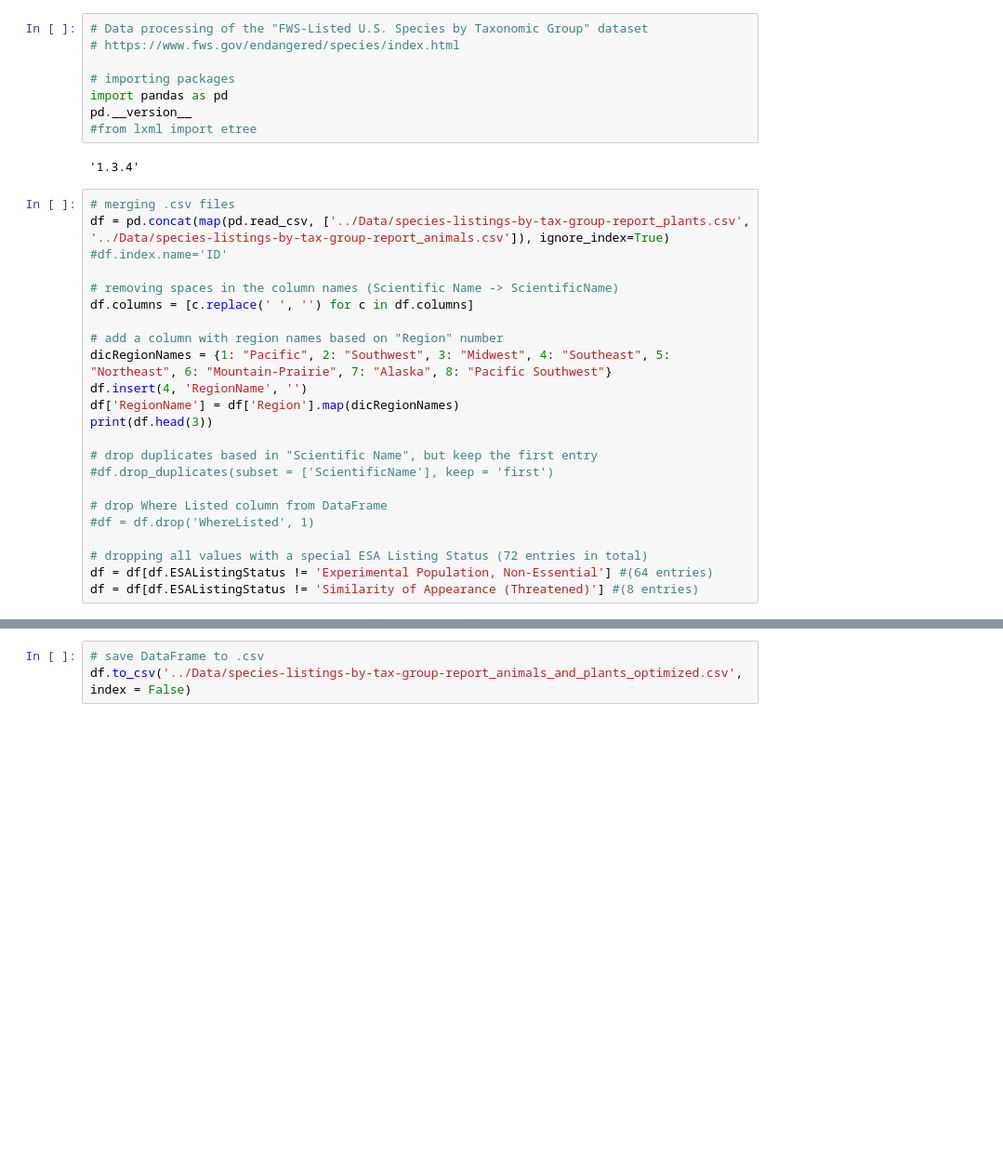
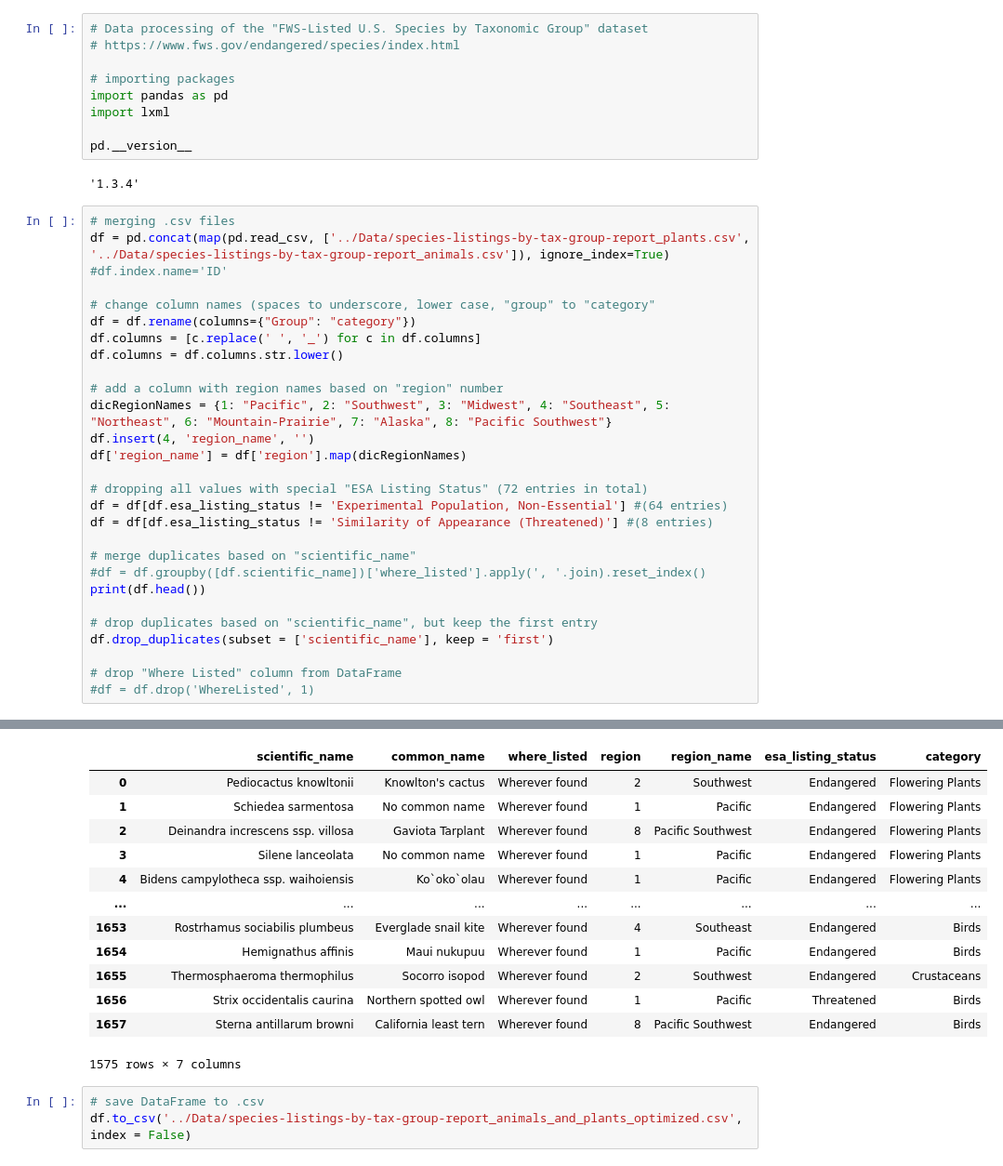
Before and after one commit to till22G/Web_Data_Integration_Project, a Jupyter notebook: notebooks/EndangeredSpecies_Processing.ipynb, the cells around one changed output, grey strips where cells are left out. Shown at 93% size. Cells and saved outputs as stored; diff of their text form; blank space fills up the shorter version.

Commit message:
Worked on processing of EndangeredSpecies dataset
Worked on processing of EndangeredSpecies dataset

```diff
--- a/notebooks/EndangeredSpecies_Processing.ipynb
+++ b/notebooks/EndangeredSpecies_Processing.ipynb
@@ -4,8 +4,9 @@
 
 # importing packages
 import pandas as pd
+import lxml
+
 pd.__version__
-#from lxml import etree
 # %% [output]
 '1.3.4'
 # %%
@@ -13,22 +14,27 @@ pd.__version__
 df = pd.concat(map(pd.read_csv, ['../Data/species-listings-by-tax-group-report_plants.csv', '../Data/species-listings-by-tax-group-report_animals.csv']), ignore_index=True)
 #df.index.name='ID'
 
-# removing spaces in the column names (Scientific Name -> ScientificName)
-df.columns = [c.replace(' ', '') for c in df.columns]
+# change column names (spaces to underscore, lower case, "group" to "category"
+df = df.rename(columns={"Group": "category"})
+df.columns = [c.replace(' ', '_') for c in df.columns]
+df.columns = df.columns.str.lower()
 
-# add a column with region names based on "Region" number
+# add a column with region names based on "region" number
 dicRegionNames = {1: "Pacific", 2: "Southwest", 3: "Midwest", 4: "Southeast", 5: "Northeast", 6: "Mountain-Prairie", 7: "Alaska", 8: "Pacific Southwest"}
-df.insert(4, 'RegionName', '')
-df['RegionName'] = df['Region'].map(dicRegionNames)
-print(df.head(3))
+df.insert(4, 'region_name', '')
+df['region_name'] = df['region'].map(dicRegionNames)
 
-# drop duplicates based in "Scientific Name", but keep the first entry
-#df.drop_duplicates(subset = ['ScientificName'], keep = 'first')
+# dropping all values with special "ESA Listing Status" (72 entries in total)
+df = df[df.esa_listing_status != 'Experimental Population, Non-Essential'] #(64 entries)
+df = df[df.esa_listing_status != 'Similarity of Appearance (Threatened)'] #(8 entries)
 
-# drop Where Listed column from DataFrame
+# merge duplicates based on "scientific_name"
+#df = df.groupby([df.scientific_name])['where_listed'].apply(', '.join).reset_index()
+print(df.head())
+
+# drop duplicates based on "scientific_name", but keep the first entry
+df.drop_duplicates(subset = ['scientific_name'], keep = 'first')
+
+# drop "Where Listed" column from DataFrame
 #df = df.drop('WhereListed', 1)
-
-# dropping all values with a special ESA Listing Status (72 entries in total)
-df = df[df.ESAListingStatus != 'Experimental Population, Non-Essential'] #(64 entries)
-df = df[df.ESAListingStatus != 'Similarity of Appearance (Threatened)'] #(8 entries)
 # %% [output]
@@ -44,3 +54,16 @@ df = df[df.ESAListingStatus != 'Similarity of Appearance (Threatened)'] #(8 entr
+|  | scientific_name | common_name | where_listed | region | region_name | esa_listing_status | category |
+| 0 | Pediocactus knowltonii | Knowlton's cactus | Wherever found | 2 | Southwest | Endangered | Flowering Plants |
+| 1 | Schiedea sarmentosa | No common name | Wherever found | 1 | Pacific | Endangered | Flowering Plants |
+| 2 | Deinandra increscens ssp. villosa | Gaviota Tarplant | Wherever found | 8 | Pacific Southwest | Endangered | Flowering Plants |
+| 3 | Silene lanceolata | No common name | Wherever found | 1 | Pacific | Endangered | Flowering Plants |
+| 4 | Bidens campylotheca ssp. waihoiensis | Ko`oko`olau | Wherever found | 1 | Pacific | Endangered | Flowering Plants |
+| ... | ... | ... | ... | ... | ... | ... | ... |
+| 1653 | Rostrhamus sociabilis plumbeus | Everglade snail kite | Wherever found | 4 | Southeast | Endangered | Birds |
+| 1654 | Hemignathus affinis | Maui nukupuu | Wherever found | 1 | Pacific | Endangered | Birds |
+| 1655 | Thermosphaeroma thermophilus | Socorro isopod | Wherever found | 2 | Southwest | Endangered | Crustaceans |
+| 1656 | Strix occidentalis caurina | Northern spotted owl | Wherever found | 1 | Pacific | Threatened | Birds |
+| 1657 | Sterna antillarum browni | California least tern | Wherever found | 8 | Pacific Southwest | Endangered | Birds |
+1575 rows × 7 columns
 # %%
 # save DataFrame to .csv
 df.to_csv('../Data/species-listings-by-tax-group-report_animals_and_plants_optimized.csv', index = False)
```
Also changed, not shown: parts of 2 cells of this notebook, 2 other files.
